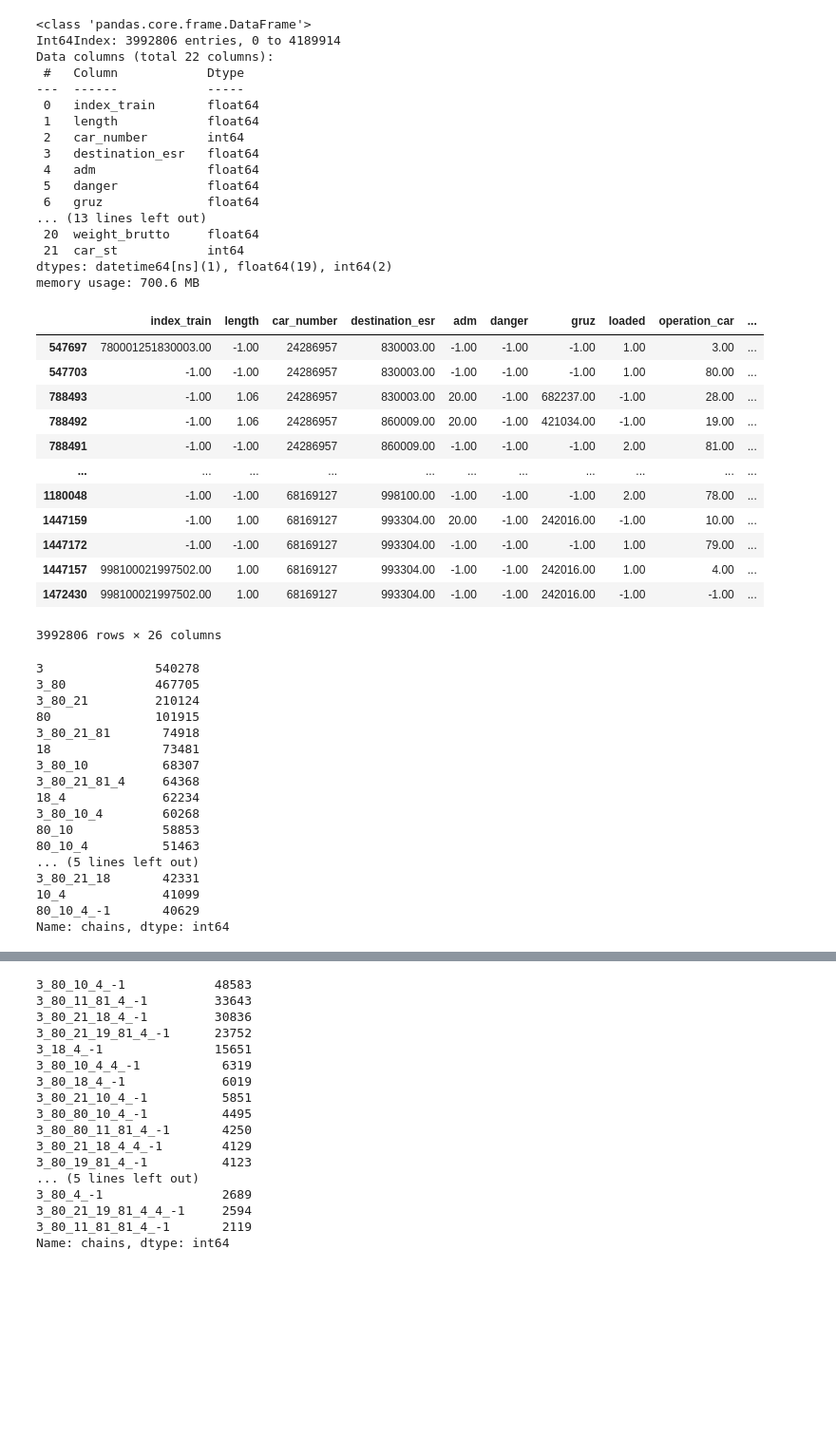
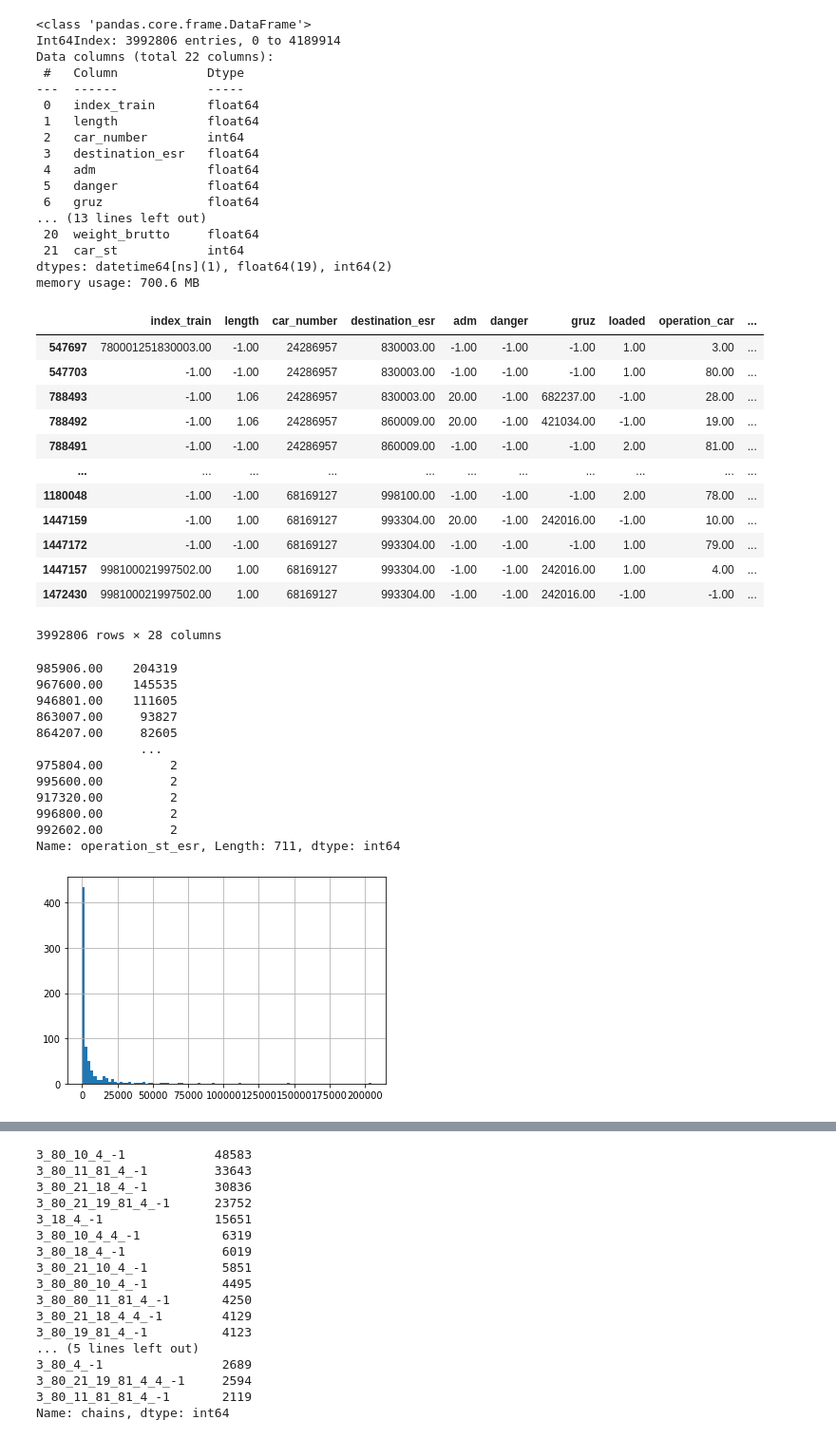
Before and after one commit to Juggernaut2105/hakatonRZD, a Jupyter notebook: RZD_chains.ipynb, the cells around one changed output, grey strips where cells are left out. Shown at 95% size. Cells and saved outputs as stored; diff of their text form; code cells hidden in the pictures; blank space fills up the shorter version.

```diff
--- a/RZD_chains.ipynb
+++ b/RZD_chains.ipynb
@@ -175,7 +265,7 @@ def get_chains(df):
 # %%
 # отсортируем данные по станции, вагону и времени операции. Пропущенные значения заменим на -1
 df = df.fillna(-1).sort_values(by=['operation_st_esr','car_number','operation_date'])
-df['chains'], df['duration'], df['tot_duration'], df['full_chain'] = get_chains(df)
+df['chains'], df['duration'], df['tot_duration'], df['full_chain'], df['loops'] = get_chains(df)
 df
 # %% [output]
 |  | index_train | length | car_number | destination_esr | adm | danger | gruz | loaded | operation_car | ... |
@@ -190,26 +280,24 @@ df
 | 1447172 | -1.00 | -1.00 | 68169127 | 993304.00 | -1.00 | -1.00 | -1.00 | 1.00 | 79.00 | ... |
 | 1447157 | 998100021997502.00 | 1.00 | 68169127 | 993304.00 | -1.00 | -1.00 | 242016.00 | 1.00 | 4.00 | ... |
 | 1472430 | 998100021997502.00 | 1.00 | 68169127 | 993304.00 | -1.00 | -1.00 | 242016.00 | -1.00 | -1.00 | ... |
-3992806 rows × 26 columns
+3992806 rows × 28 columns
 # %%
 #df.to_csv('statistics-07-20_chains.csv')
-# %%
-df.chains.value_counts(ascending=False)[:20]
-# %% [output]
-3               540278
-3_80            467705
-3_80_21         210124
-80              101915
-3_80_21_81       74918
-18               73481
-3_80_10          68307
-3_80_21_81_4     64368
-18_4             62234
-3_80_10_4        60268
-80_10            58853
-80_10_4          51463
-... (5 lines left out)
-3_80_21_18       42331
-10_4             41099
-80_10_4_-1       40629
-Name: chains, dtype: int64
+# %%
+# Добавим признак величины станции по частоте встречаемости
+df.operation_st_esr.value_counts(ascending=False).hist(bins=100)
+df.operation_st_esr.value_counts(ascending=False)
+# %% [output]
+985906.00    204319
+967600.00    145535
+946801.00    111605
+863007.00     93827
+864207.00     82605
+              ...
+975804.00         2
+995600.00         2
+917320.00         2
+996800.00         2
+992602.00         2
+Name: operation_st_esr, Length: 711, dtype: int64
+[figure, added]
```
Also changed, not shown: parts of 22 cells of this notebook.
